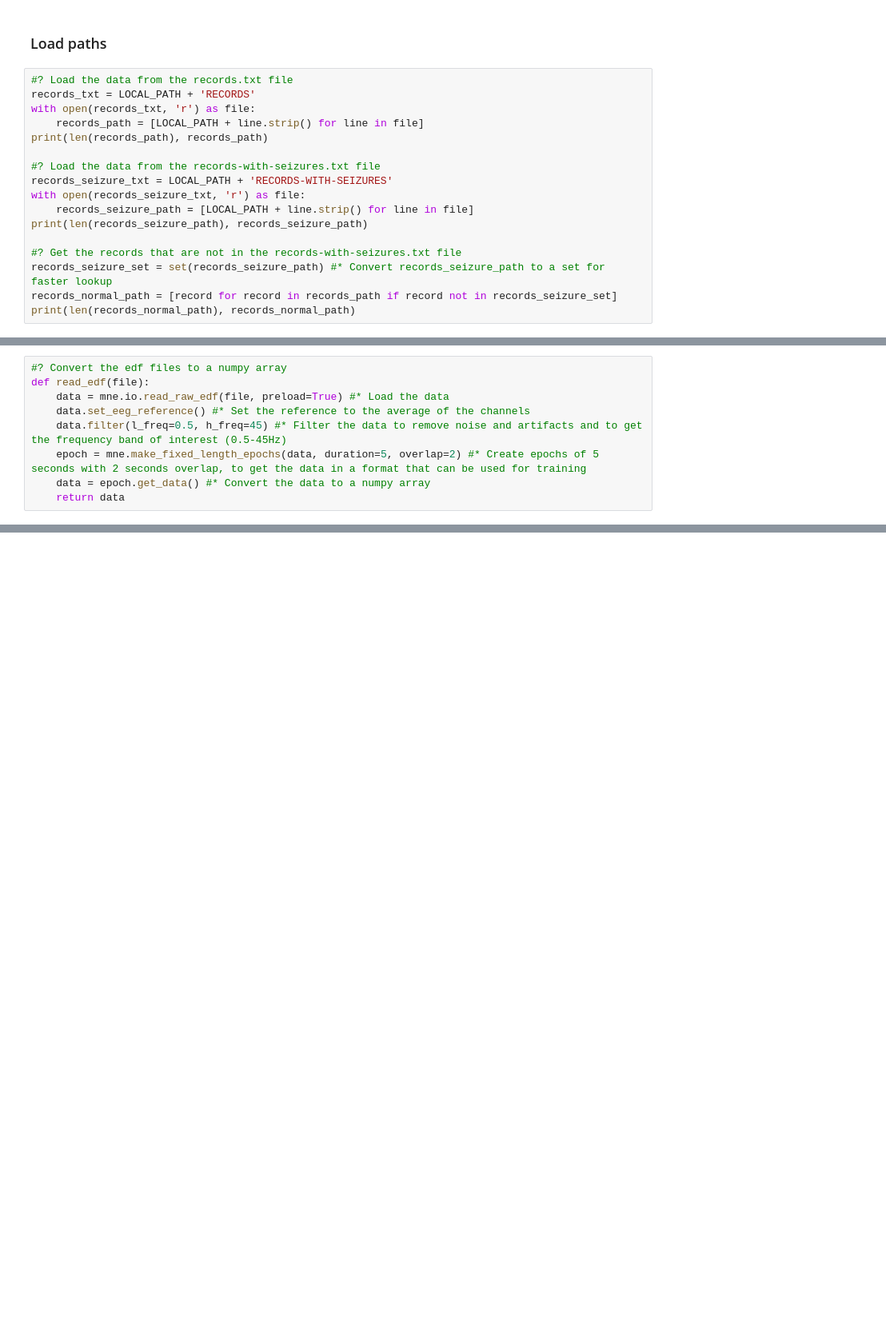
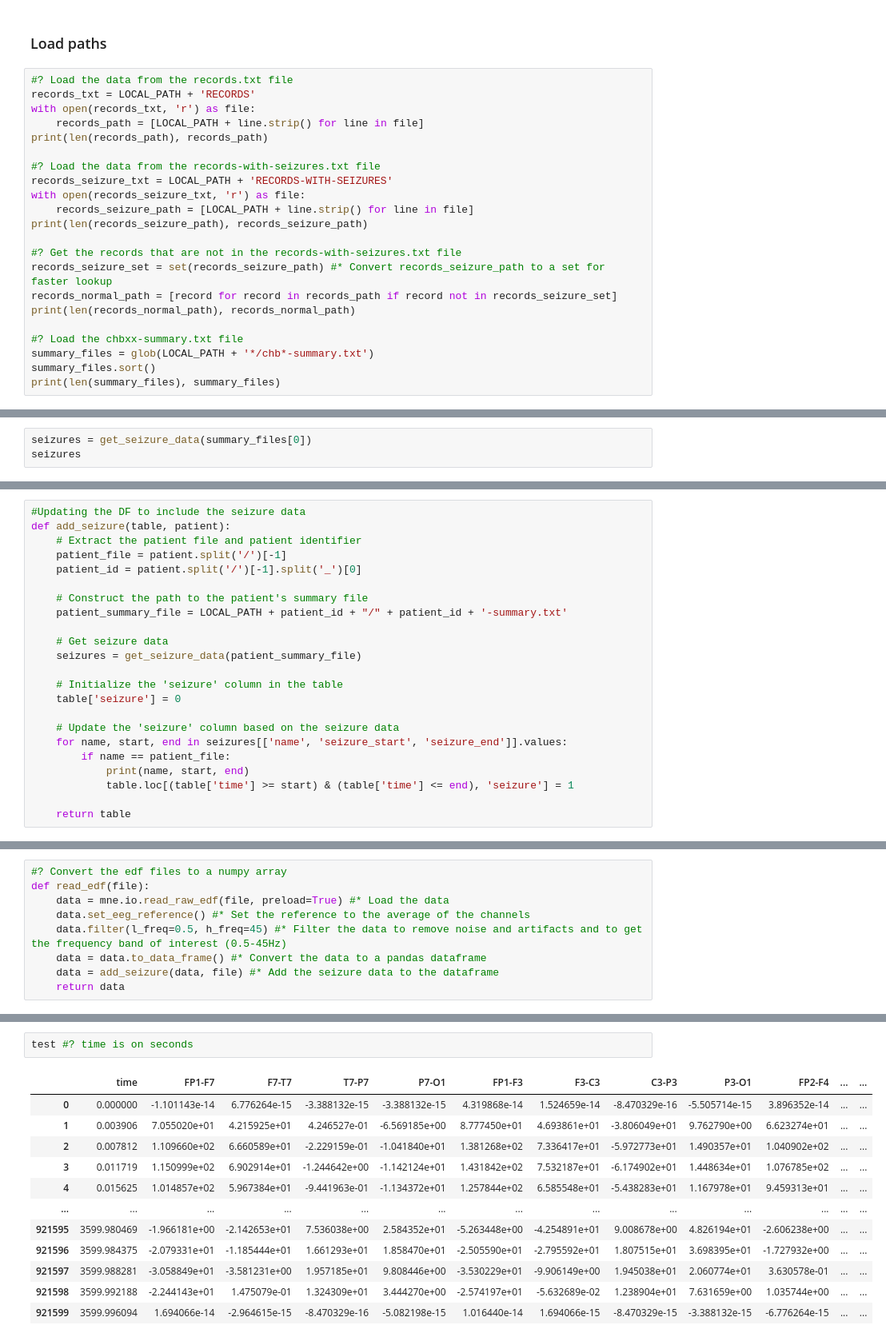
Before and after one commit to AaryaAshok77/Epilepsy_Detector, a Jupyter notebook: EpilepsyDetection.ipynb, the cells around one changed output, grey strips where cells are left out. Shown: that part at 80% size. Drawn from its saved outputs; the diff is of its cells as text; blank space fills up the shorter version.

```diff
--- a/EpilepsyDetection.ipynb
+++ b/EpilepsyDetection.ipynb
@@ -133,6 +102,11 @@ print(len(records_seizure_path), records_seizure_path)
 records_seizure_set = set(records_seizure_path) #* Convert records_seizure_path to a set for faster lookup
 records_normal_path = [record for record in records_path if record not in records_seizure_set]
 print(len(records_normal_path), records_normal_path)
+
+#? Load the chbxx-summary.txt file
+summary_files = glob(LOCAL_PATH + '*/chb*-summary.txt')
+summary_files.sort()
+print(len(summary_files), summary_files)
 # %% [output]
 686 ['/Users/aaryaashokk/Documents/Coding/Projects/DataSets/chb-mit-scalp-eeg-database-1.0.0/chb01/chb01_01.edf', '/Users/aaryaashokk/Documents/Coding/Projects/DataSets/chb-mit-scalp-eeg-database-1.0. ...
 142 ['/Users/aaryaashokk/Documents/Coding/Projects/DataSets/chb-mit-scalp-eeg-database-1.0.0/chb01/chb01_03.edf', '/Users/aaryaashokk/Documents/Coding/Projects/DataSets/chb-mit-scalp-eeg-database-1.0. ...
@@ -139,0 +166,3 @@ print(len(records_normal_path), records_normal_path)
+# %%
+seizures = get_seizure_data(summary_files[0])
+seizures
@@ -140 +180,24 @@ print(len(records_normal_path), records_normal_path)
+# %%
+#Updating the DF to include the seizure data
+def add_seizure(table, patient):
+    # Extract the patient file and patient identifier
+    patient_file = patient.split('/')[-1]
+    patient_id = patient.split('/')[-1].split('_')[0]
+
+    # Construct the path to the patient's summary file
+    patient_summary_file = LOCAL_PATH + patient_id + "/" + patient_id + '-summary.txt'
+
+    # Get seizure data
+    seizures = get_seizure_data(patient_summary_file)
+
+    # Initialize the 'seizure' column in the table
+    table['seizure'] = 0
+
+    # Update the 'seizure' column based on the seizure data
+    for name, start, end in seizures[['name', 'seizure_start', 'seizure_end']].values:
+        if name == patient_file:
+            print(name, start, end)
+            table.loc[(table['time'] >= start) & (table['time'] <= end), 'seizure'] = 1
+
+    return table
 # %% [markdown]
@@ -145,6 +208,6 @@ def read_edf(file):
     data = mne.io.read_raw_edf(file, preload=True) #* Load the data
     data.set_eeg_reference() #* Set the reference to the average of the channels
     data.filter(l_freq=0.5, h_freq=45) #* Filter the data to remove noise and artifacts and to get the frequency band of interest (0.5-45Hz)
-    epoch = mne.make_fixed_length_epochs(data, duration=5, overlap=2) #* Create epochs of 5 seconds with 2 seconds overlap, to get the data in a format that can be used for training
-    data = epoch.get_data() #* Convert the data to a numpy array
+    data = data.to_data_frame() #* Convert the data to a pandas dataframe
+    data = add_seizure(data, file) #* Add the seizure data to the dataframe
     return data
@@ -200,0 +217,15 @@ print(normal_path_labels[:5])
+# %%
+test #? time is on seconds
+# %% [output]
+|  | time | FP1-F7 | F7-T7 | T7-P7 | P7-O1 | FP1-F3 | F3-C3 | C3-P3 | P3-O1 | FP2-F4 | ... | ... |
+| 0 | 0.000000 | -1.101143e-14 | 6.776264e-15 | -3.388132e-15 | -3.388132e-15 | 4.319868e-14 | 1.524659e-14 | -8.470329e-16 | -5.505714e-15 | 3.896352e-14 | ... | ... |
+| 1 | 0.003906 | 7.055020e+01 | 4.215925e+01 | 4.246527e-01 | -6.569185e+00 | 8.777450e+01 | 4.693861e+01 | -3.806049e+01 | 9.762790e+00 | 6.623274e+01 | ... | ... |
+| 2 | 0.007812 | 1.109660e+02 | 6.660589e+01 | -2.229159e-01 | -1.041840e+01 | 1.381268e+02 | 7.336417e+01 | -5.972773e+01 | 1.490357e+01 | 1.040902e+02 | ... | ... |
+| 3 | 0.011719 | 1.150999e+02 | 6.902914e+01 | -1.244642e+00 | -1.142124e+01 | 1.431842e+02 | 7.532187e+01 | -6.174902e+01 | 1.448634e+01 | 1.076785e+02 | ... | ... |
+| 4 | 0.015625 | 1.014857e+02 | 5.967384e+01 | -9.441963e-01 | -1.134372e+01 | 1.257844e+02 | 6.585548e+01 | -5.438283e+01 | 1.167978e+01 | 9.459313e+01 | ... | ... |
+| ... | ... | ... | ... | ... | ... | ... | ... | ... | ... | ... | ... | ... |
+| 921595 | 3599.980469 | -1.966181e+00 | -2.142653e+01 | 7.536038e+00 | 2.584352e+01 | -5.263448e+00 | -4.254891e+01 | 9.008678e+00 | 4.826194e+01 | -2.606238e+00 | ... | ... |
+| 921596 | 3599.984375 | -2.079331e+01 | -1.185444e+01 | 1.661293e+01 | 1.858470e+01 | -2.505590e+01 | -2.795592e+01 | 1.807515e+01 | 3.698395e+01 | -1.727932e+00 | ... | ... |
+| 921597 | 3599.988281 | -3.058849e+01 | -3.581231e+00 | 1.957185e+01 | 9.808446e+00 | -3.530229e+01 | -9.906149e+00 | 1.945038e+01 | 2.060774e+01 | 3.630578e-01 | ... | ... |
+| 921598 | 3599.992188 | -2.244143e+01 | 1.475079e-01 | 1.324309e+01 | 3.444270e+00 | -2.574197e+01 | -5.632689e-02 | 1.238904e+01 | 7.631659e+00 | 1.035744e+00 | ... | ... |
+| 921599 | 3599.996094 | 1.694066e-14 | -2.964615e-15 | -8.470329e-16 | -5.082198e-15 | 1.016440e-14 | 1.694066e-15 | -8.470329e-15 | -3.388132e-15 | -6.776264e-15 | ... | ... |
```
Also changed, not shown: parts of 40 cells of this notebook.
